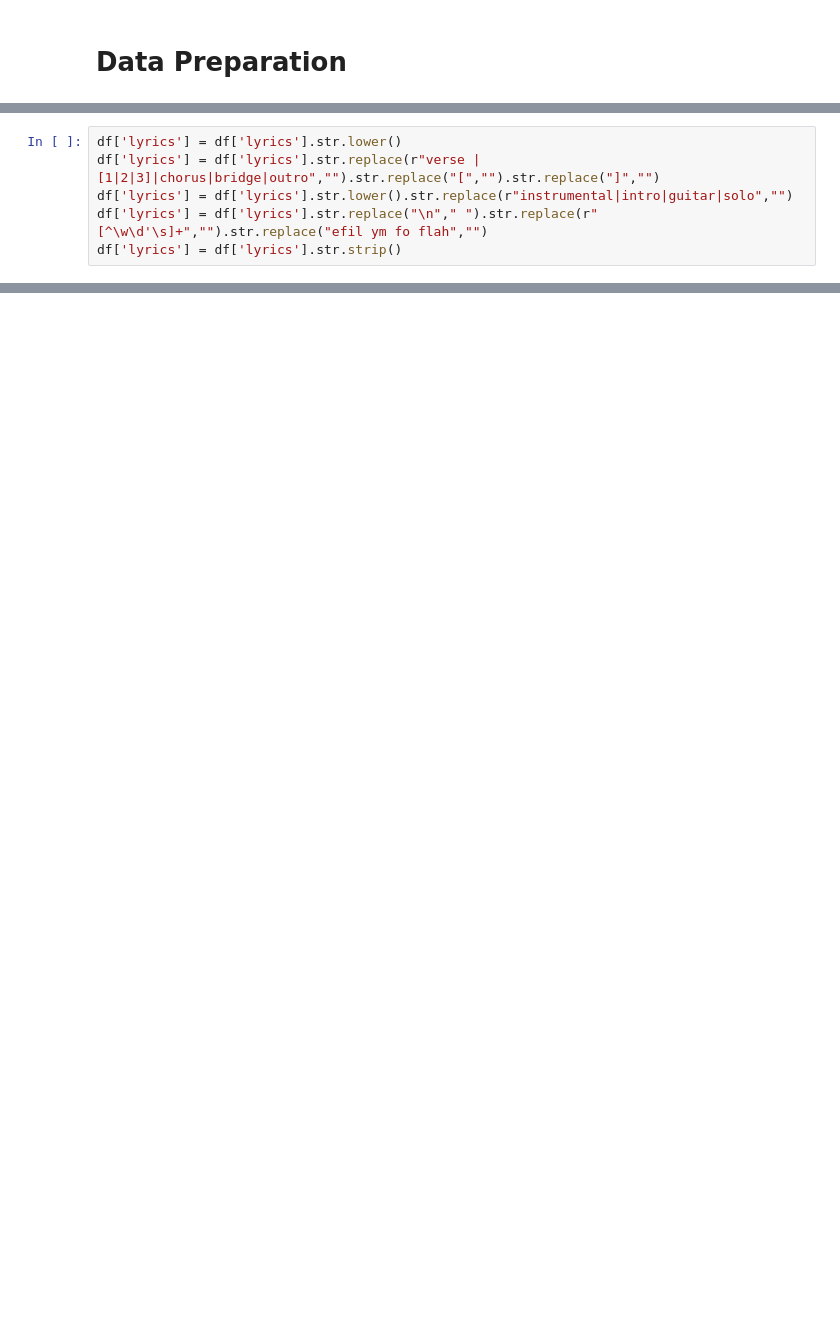
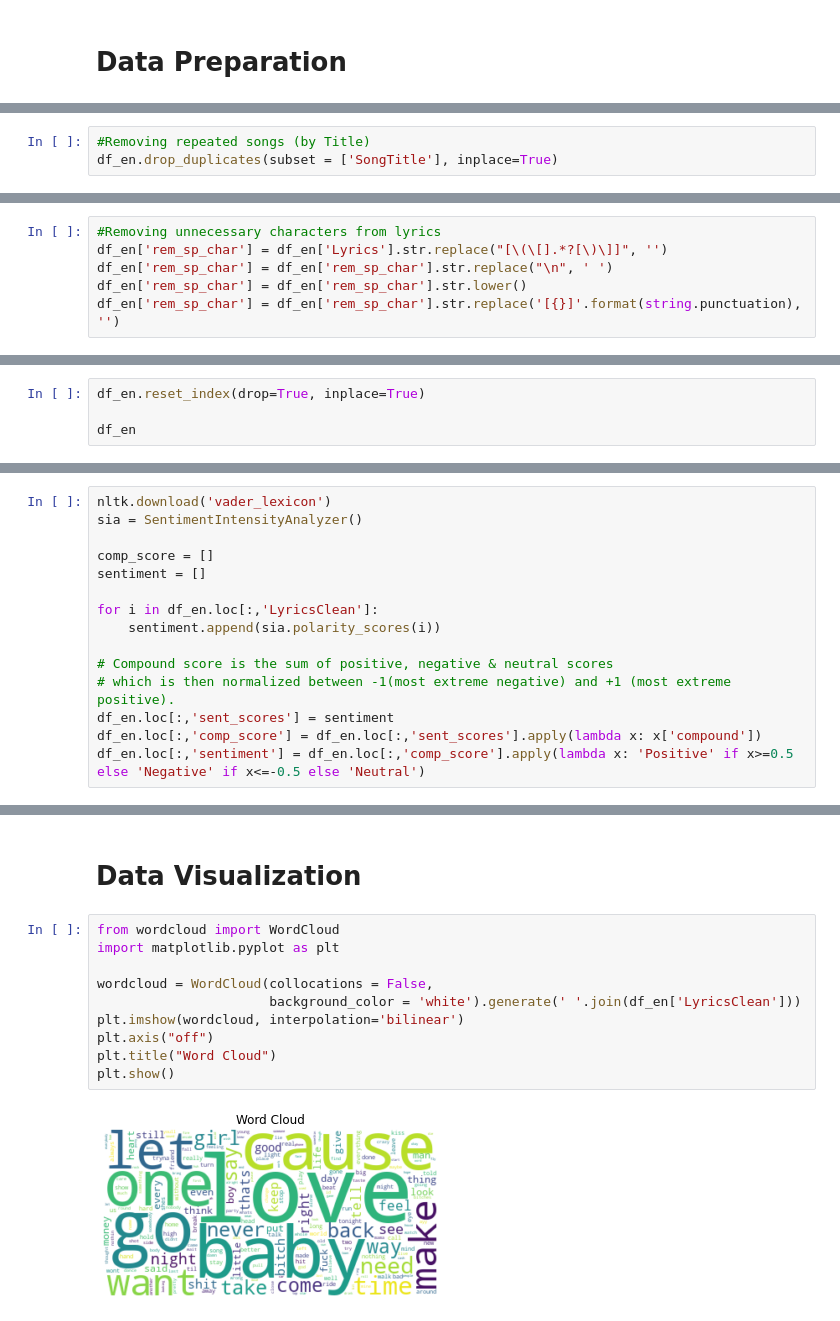
Before and after one commit to alpereirinha/DL_Project, a Jupyter notebook: Deep_Learning.ipynb, the cells around one changed output, grey strips where cells are left out. Saved outputs shown, nothing was run; the diff lists cells and outputs as text; blank space fills up the shorter version.

```diff
--- a/Deep_Learning.ipynb
+++ b/Deep_Learning.ipynb
@@ -151,0 +215,3 @@ Name: lyrics, Length: 59134, dtype: object
+# %%
+#Removing repeated songs (by Title)
+df_en.drop_duplicates(subset = ['SongTitle'], inplace=True)
@@ -152,6 +223,6 @@ Name: lyrics, Length: 59134, dtype: object
 # %%
-df['lyrics'] = df['lyrics'].str.lower()
-df['lyrics'] = df['lyrics'].str.replace(r"verse |[1|2|3]|chorus|bridge|outro","").str.replace("[","").str.replace("]","")
-df['lyrics'] = df['lyrics'].str.lower().str.replace(r"instrumental|intro|guitar|solo","")
-df['lyrics'] = df['lyrics'].str.replace("\n"," ").str.replace(r"[^\w\d'\s]+","").str.replace("efil ym fo flah","")
-df['lyrics'] = df['lyrics'].str.strip()
+#Removing unnecessary characters from lyrics
+df_en['rem_sp_char'] = df_en['Lyrics'].str.replace("[\(\[].*?[\)\]]", '')
+df_en['rem_sp_char'] = df_en['rem_sp_char'].str.replace("\n", ' ')
+df_en['rem_sp_char'] = df_en['rem_sp_char'].str.lower()
+df_en['rem_sp_char'] = df_en['rem_sp_char'].str.replace('[{}]'.format(string.punctuation), '')
@@ -232,0 +285,4 @@ NameError: name 'df_clean' is not defined
+# %%
+df_en.reset_index(drop=True, inplace=True)
+
+df_en
@@ -232,0 +305,15 @@ NameError: name 'df_clean' is not defined
+# %%
+nltk.download('vader_lexicon')
+sia = SentimentIntensityAnalyzer()
+
+comp_score = []
+sentiment = []
+
+for i in df_en.loc[:,'LyricsClean']:
+    sentiment.append(sia.polarity_scores(i))
+
+# Compound score is the sum of positive, negative & neutral scores
+# which is then normalized between -1(most extreme negative) and +1 (most extreme positive).
+df_en.loc[:,'sent_scores'] = sentiment
+df_en.loc[:,'comp_score'] = df_en.loc[:,'sent_scores'].apply(lambda x: x['compound'])
+df_en.loc[:,'sentiment'] = df_en.loc[:,'comp_score'].apply(lambda x: 'Positive' if x>=0.5 else 'Negative' if x<=-0.5 else 'Neutral')
@@ -232,0 +339,14 @@ NameError: name 'df_clean' is not defined
+# %% [markdown]
+# Data Visualization
+# %%
+from wordcloud import WordCloud
+import matplotlib.pyplot as plt
+
+wordcloud = WordCloud(collocations = False,
+                      background_color = 'white').generate(' '.join(df_en['LyricsClean']))
+plt.imshow(wordcloud, interpolation='bilinear')
+plt.axis("off")
+plt.title("Word Cloud")
+plt.show()
+# %% [output]
+[figure, added]
```
Also changed, not shown: parts of 36 cells of this notebook.
